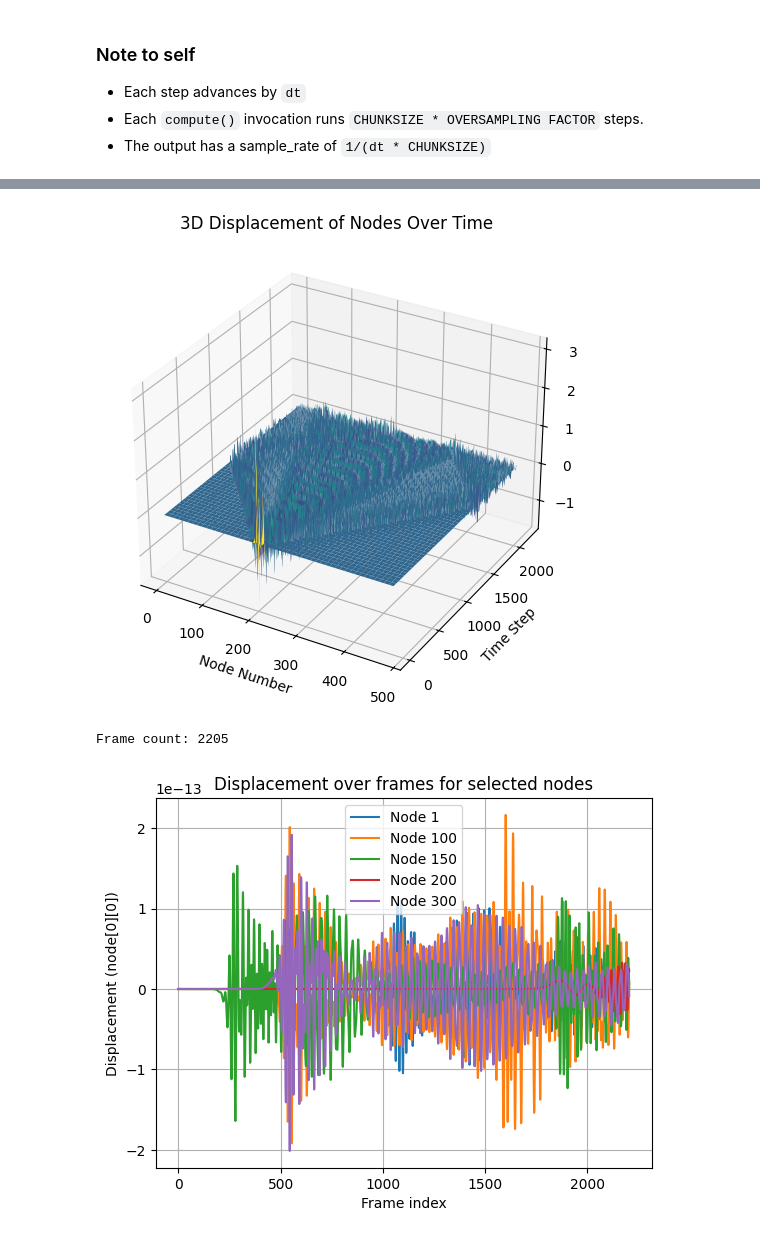
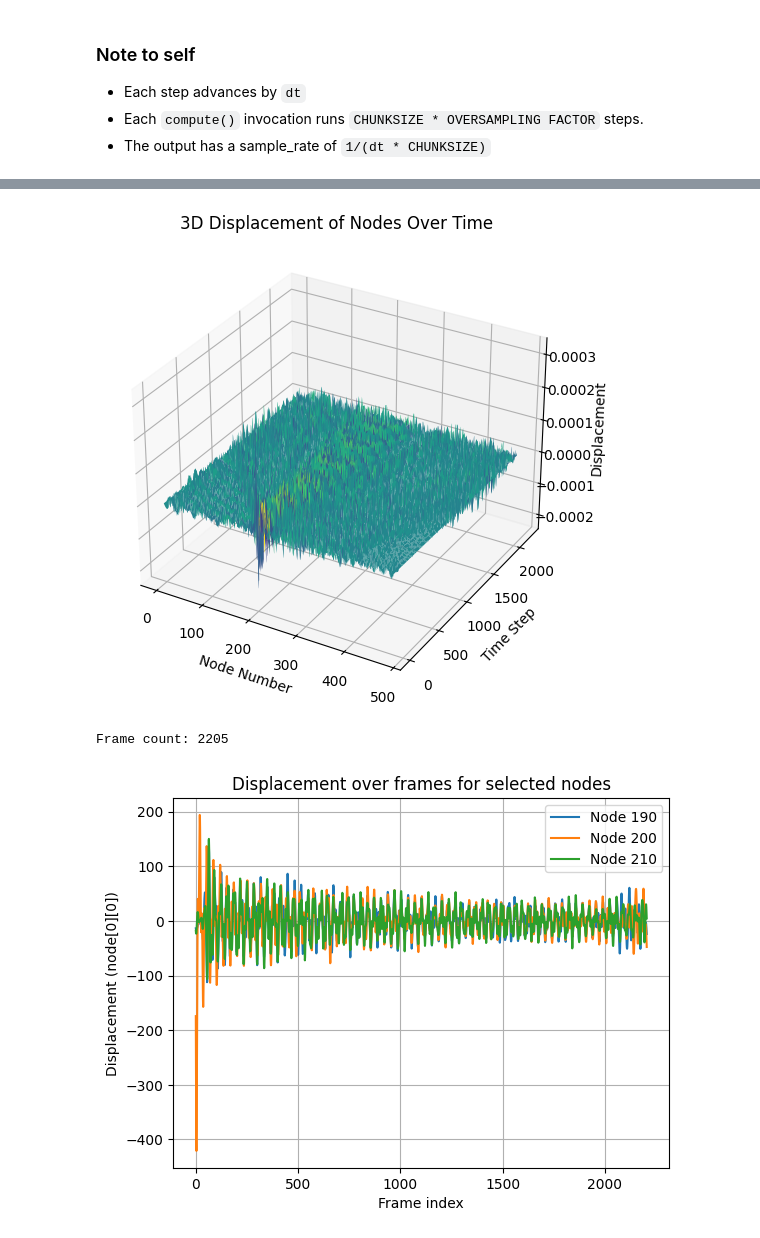
Before and after one commit to sebastian-stubenvoll/wgpu-string-fdm, a Jupyter notebook: piano_string_sim.ipynb, the cells around one changed output, grey strips where cells are left out. Saved outputs shown, nothing was run; the diff lists cells and outputs as text; code cells hidden in the pictures.

```diff
--- a/piano_string_sim.ipynb
+++ b/piano_string_sim.ipynb
@@ -39,7 +39,7 @@ Wire length S: 18.135 m
 Helix delta: 0.038 m
 Core delta: 0.003 m
 # %%
-dt = 1.0e-8
+dt = 1.0e-7
 
 
 (1/dt)/(44_100 * 22)
@@ -121,3 +121,15 @@ for i in range(node_count):
 + Each step advances by `dt`
 + Each `compute()` invocation runs `CHUNKSIZE * OVERSAMPLING FACTOR` steps.
 + The output has a sample_rate of `1/(dt * CHUNKSIZE)`
+# %%
+# We want (44_100 / CHUNK_SIZE) * DURATION invocations
+T = 1 #time in seconds
+SAMPLE_RATE = 50000
+chunk_size = 500
+
+NUM_STEPS = T / dt
+NUM_FRAMES = T * SAMPLE_RATE
+OS_FACTOR = int(NUM_STEPS / NUM_FRAMES)
+invocations = int(NUM_STEPS / ( chunk_size * OS_FACTOR))
+
+print(f'Target sample rate demands {invocations} invocations at an oversampling factor of {OS_FACTOR}')
@@ -124,21 +138,7 @@ for i in range(node_count):
 # %%
-# We want (44_100 / CHUNK_SIZE) * DURATION invocations
-T = 0.05 #time in seconds
-chunk_size = 441
-invocations = int((44_100 / chunk_size) * T)
-
-# but each frame only yields time steps of dt seconds
-# thusly, we need to oversample by a factor of
-# dt^-1 / 44_100 times
-total_os_factor = (1/dt) / 44_100
-oversampling_factor = 23
-
-steps = 1
-
-
 ori_frames = []
 
-total = oversampling_factor * invocations * T * chunk_size
+total = OS_FACTOR * invocations  * chunk_size
 n_frames = chunk_size * invocations
 
 print("Setting up simulation instance")
@@ -146,7 +146,7 @@ print("Setting up simulation instance")
 # Initialize simulation with given parameters
 sim = py_wgpu_fdm.Simulation(
     nodes,
-    oversampling_factor,
+    OS_FACTOR,
     dt,
     1/(2*ds),
     loss,
@@ -156,10 +156,11 @@ sim = py_wgpu_fdm.Simulation(
     core_props['c2'],
     coil_props['beta'],
     1/dx2,
-    #[1, 1, 1],
     coil_props['sigma'],
     chunk_size,
     [1 / k**2 for k in coil_props['k']],
 )
+
+print(f'Running {total} steps, which is {total * dt} seconds. Generating {n_frames} output samples.')
 # %% [output]
 Setting up simulation instance
@@ -269,29 +265,29 @@ ax.set_title('3D Displacement of Nodes Over Time')
 plt.show()
 print(f'Frame count: {num_frames}')
 # %% [output]
-[figure, old version]
+[figure, new version]
 Frame count: 2205
 # %%
 import matplotlib.pyplot as plt
 
 
 
 
-indices = [ 1, 100, 150, 200, 300 ]
+indices = [ 190, 200, 210 ]
 
 # Extract displacements
 for i in indices:
-    displacements = [frame[i][0][2] for frame in frames]
+    displacements = [frame[i][1][0] for frame in frames]
     plt.plot(range(len(frames)), displacements, label=f'Node {i}')
 
 plt.xlabel('Frame index')
 plt.ylabel('Displacement (node[0][0])')
 plt.title('Displacement over frames for selected nodes')
 plt.legend()
 plt.grid(True)
 plt.show()
 # %% [output]
-[figure, old version]
+[figure, new version]
 # %%
 import numpy as np
 import sounddevice as sd
```
Also changed, not shown: parts of 9 cells of this notebook, 4 other files.
